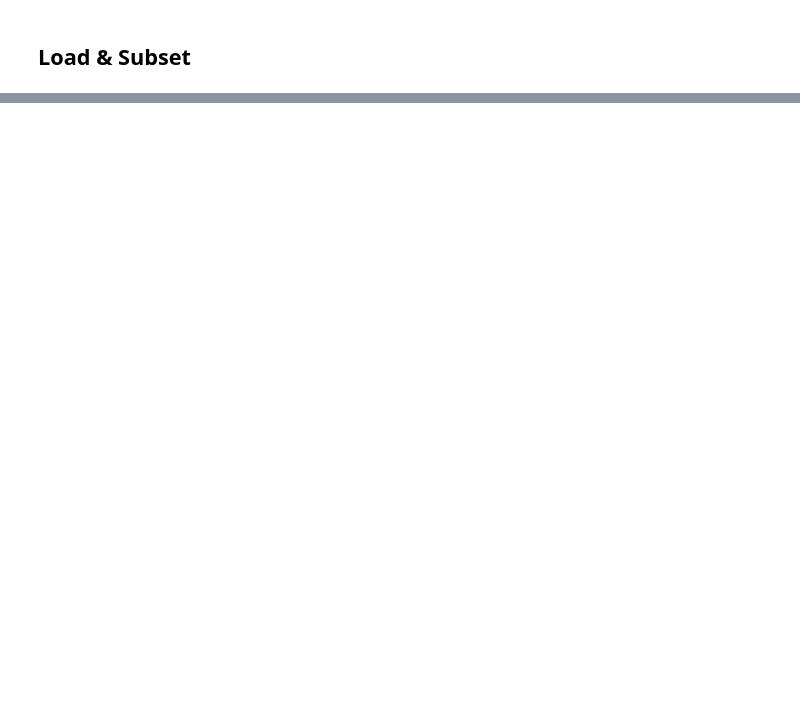
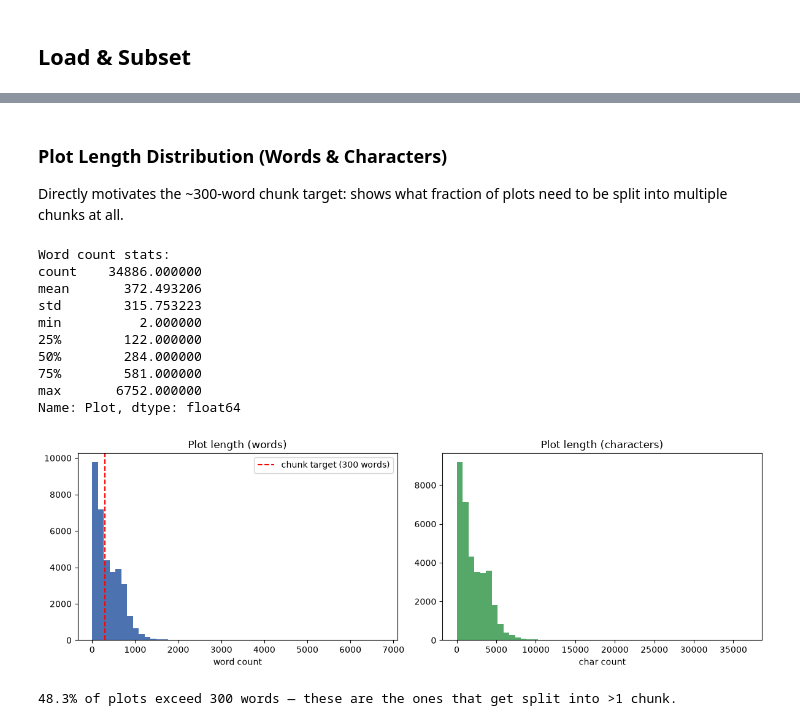
Before and after one commit to Maneth22/TypeB_Assignment, a Jupyter notebook: Rag_Pipeline.ipynb, the cells around one changed output, grey strips where cells are left out. Cells and saved outputs as stored; diff of their text form; code cells hidden in the pictures; blank space fills up the shorter version.

```diff
--- a/Rag_Pipeline.ipynb
+++ b/Rag_Pipeline.ipynb
@@ -25,18 +34,5 @@ df_raw = pd.read_csv(DATA_PATH)
 print(f"Raw rows: {len(df_raw)}")
 
 # Keep only the columns we need
-KEEP_COLS = ["Title", "Release Year", "Genre", "Director", "Cast", "Plot"]
+KEEP_COLS = ["Title", "Release Year", "Genre", "Director", "Cast", "Plot", "Origin/Ethnicity"]
 df = df_raw[KEEP_COLS].copy()
-
-# Drop rows with null/empty Plot or Title
-df["Title"] = df["Title"].astype(str).str.strip()
-df["Plot"] = df["Plot"].astype(str).str.strip()
-df.loc[df["Title"].str.lower().isin(["nan", ""]), "Title"] = None
-df.loc[df["Plot"].str.lower().isin(["nan", ""]), "Plot"] = None
-df = df.dropna(subset=["Title", "Plot"])
-print(f"Rows after dropping null/empty Title or Plot: {len(df)}")
-
-# Sample 300 rows for a manageable subset
-df_subset = df.sample(n=300, random_state=42).reset_index(drop=True)
-print(f"Subset shape: {df_subset.shape}")
-df_subset.head()
@@ -42,0 +103,43 @@ df_subset.head()
+# %% [markdown]
+### Plot Length Distribution (Words & Characters)
+
+Directly motivates the ~300-word chunk target: shows what fraction of plots need to be split into multiple chunks at all.
+# %%
+import matplotlib.pyplot as plt
+
+plot_word_counts = df["Plot"].str.split().str.len()
+plot_char_counts = df["Plot"].str.len()
+
+print("Word count stats:")
+print(plot_word_counts.describe())
+
+fig, axes = plt.subplots(1, 2, figsize=(12, 4))
+
+axes[0].hist(plot_word_counts, bins=50, color="#4C72B0")
+axes[0].axvline(300, color="red", linestyle="--", label="chunk target (300 words)")
+axes[0].set_title("Plot length (words)")
+axes[0].set_xlabel("word count")
+axes[0].legend()
+
+axes[1].hist(plot_char_counts, bins=50, color="#55A868")
+axes[1].set_title("Plot length (characters)")
+axes[1].set_xlabel("char count")
+
+plt.tight_layout()
+plt.show()
+
+pct_over_300 = (plot_word_counts > 300).mean() * 100
+print(f"\n{pct_over_300:.1f}% of plots exceed 300 words — these are the ones that get split into >1 chunk.")
+# %% [output]
+Word count stats:
+count    34886.000000
+mean       372.493206
+std        315.753223
+min          2.000000
+25%        122.000000
+50%        284.000000
+75%        581.000000
+max       6752.000000
+Name: Plot, dtype: float64
+[figure, added]
+48.3% of plots exceed 300 words — these are the ones that get split into >1 chunk.
```
Also changed, not shown: parts of 36 cells of this notebook, 9 other files.
